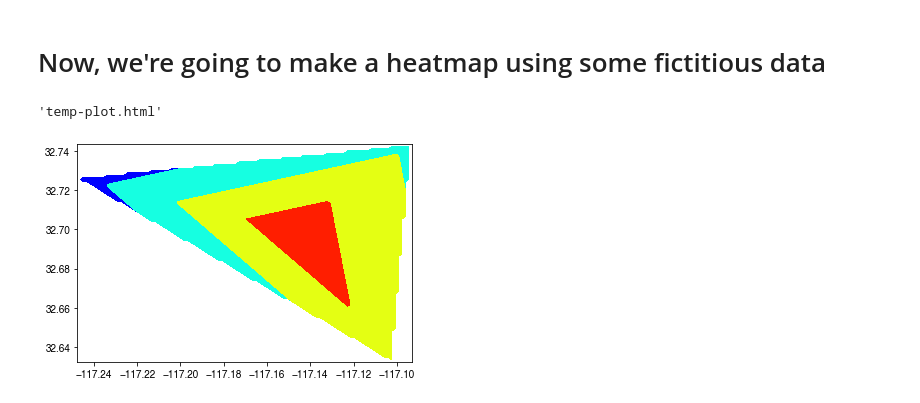
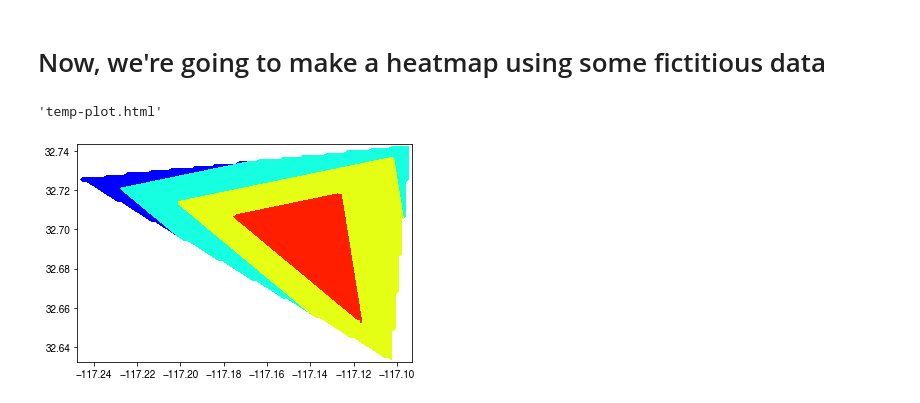
Before and after one commit to oyetkin/droneiotclient, a Jupyter notebook: virginia_demo/virginia_demo.ipynb, the cells around one changed output. Cells and saved outputs as stored; diff of their text form; code cells hidden in the pictures.

Commit message:
fixed heatmap bug

```diff
--- a/virginia_demo/virginia_demo.ipynb
+++ b/virginia_demo/virginia_demo.ipynb
@@ -147,6 +147,7 @@ heatmap_df = pd.DataFrame([s1, s2, s3, s4, s5, s6, s7, s8, s9, s10, s11, s12])
 
 #transform into an interpolated array to improve coverage of the map
 heatmap_center = heatmap_df['lat'].mean(), heatmap_df['lon'].mean()
+
 
 def make_contour_and_geojson(df):
     """
@@ -159,8 +160,14 @@ def make_contour_and_geojson(df):
     yi = linspace(y.min(),y.max(),100);
     zi = griddata((x, y), z, (xi[None,:], yi[:,None]), method='linear')
 
+    #infer the min_value and step size from n_grades
+    min_value = z.min() - 1
+    max_value = z.max()
+    step_size = (max_value - min_value) / n_grades
+    max_value += step_size
+
     #Creating contour plot and turn it into a geojson dict
-    cs = plt.contourf(xi,yi,zi,range(value_min, int( np.nanmax(zi))+step_size, step_size),cmap=plt.cm.jet)
+    cs = plt.contourf(xi,yi,zi,np.arange(min_value, max_value, step_size),cmap=plt.cm.jet)
     geojson = geojsoncontour.contourf_to_geojson(
         contourf=cs,
         ndigits=3,
@@ -170,44 +177,49 @@ def make_contour_and_geojson(df):
     # For each region (aka "feature"), set its ID equal to i.
     # This new array will map those IDs to the lower bound of color bucket the ID belongs to
     arr_temp=np.ones([len(heat_geojson["features"]),2])
-    for i in range(0, len(heat_geojson["features"])):
+    for i in range(len(heat_geojson["features"])):
         heat_geojson["features"][i]["id"] = i
         arr_temp[i,0]=i
         bounds = heat_geojson["features"][i]["properties"]["title"]
         arr_temp[i,1] = bounds.split("-")[0]
     df_contour = pd.DataFrame(arr_temp, columns=["id","title"])
+
     return df_contour, heat_geojson
 # %%
 #now create both the data and slider.
 # the data should be a list where each is a choroplethmapbox with the relevant data
 # slider mainly contains a list of step dicts mapping args to a boolean list
 steps = []
 data = []
-for i in range(2):
-    step = dict(method='restyle', args=['visible', [False] * len([0])])
-    step['args'][1][i-1] = True
+grouped = heatmap_df.groupby("time", as_index=False)
+i = 0
+for name, grp in grouped:
+    step = dict(method='restyle', args=['visible', [False] * len(grouped)], label=name)
+    step['args'][1][i] = True
     steps.append(step)
-    df_contour, heat_geojson = make_contour_and_geojson()
+    df_contour, heat_geojson = make_contour_and_geojson(grp)
     trace = go.Choroplethmapbox(geojson=heat_geojson,
                             locations=df_contour["id"],
                             z=df_contour["title"],
                             colorscale="jet",
                             marker_line_width=0,
                             marker={'opacity': 0.5})
     data.append(trace)
+    i+=1
+
 sliders = [dict(active=0, pad={"t": 1}, steps=steps)]
 
 layout = go.Layout(
     title="{} Data".format(measurement_selected), title_x=0.4,
     height = 800,
     margin = dict(t = 80, b = 0, l = 0, r = 0),
     font = dict(color = 'dark grey', size = 18),
     mapbox = dict(center = {'lat': heatmap_center[0], 'lon': heatmap_center[1]},
     zoom = 11, style = "carto-positron"), sliders=sliders)
 
 figure={'data': data, 'layout': layout}
 
 plot(figure)
 # %% [output]
 'temp-plot.html'
-[figure, old version]
+[figure, new version]
```
Also changed, not shown: parts of 1 cell of this notebook, 1 other file.
